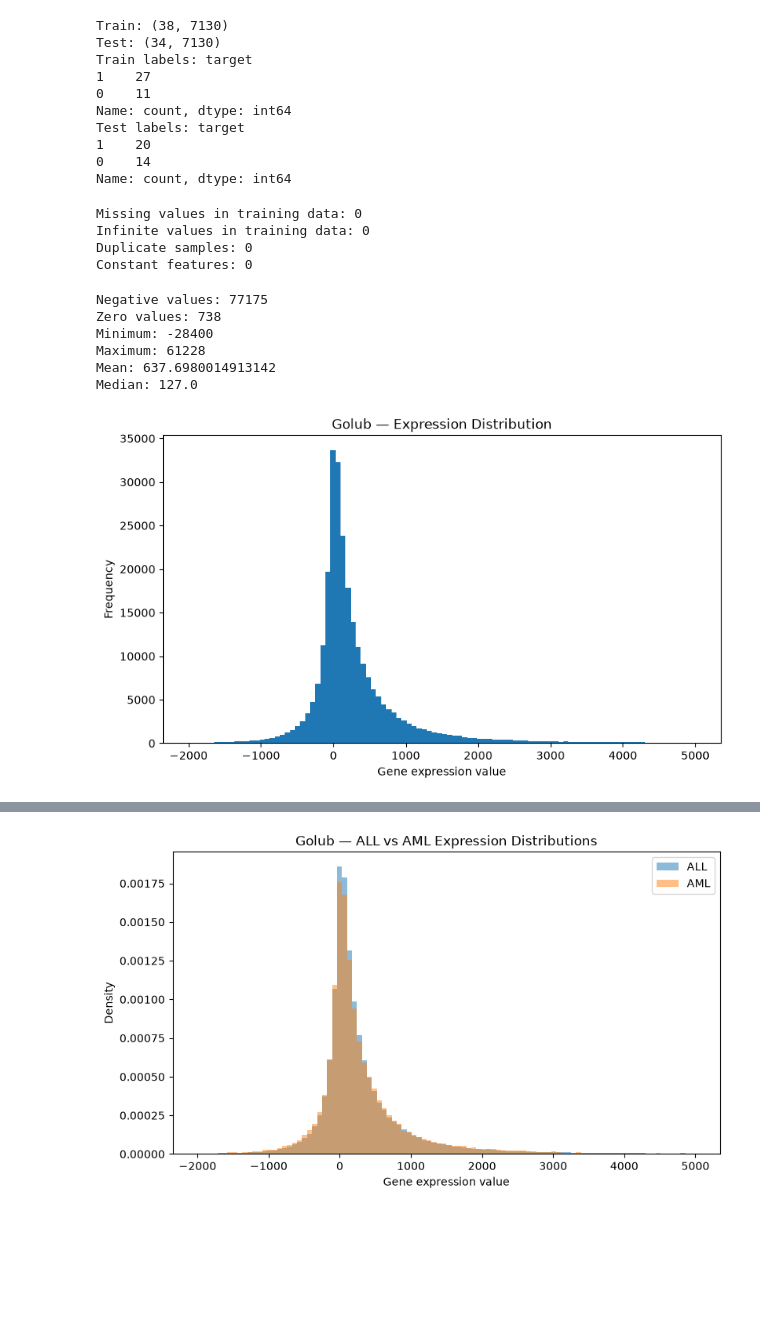
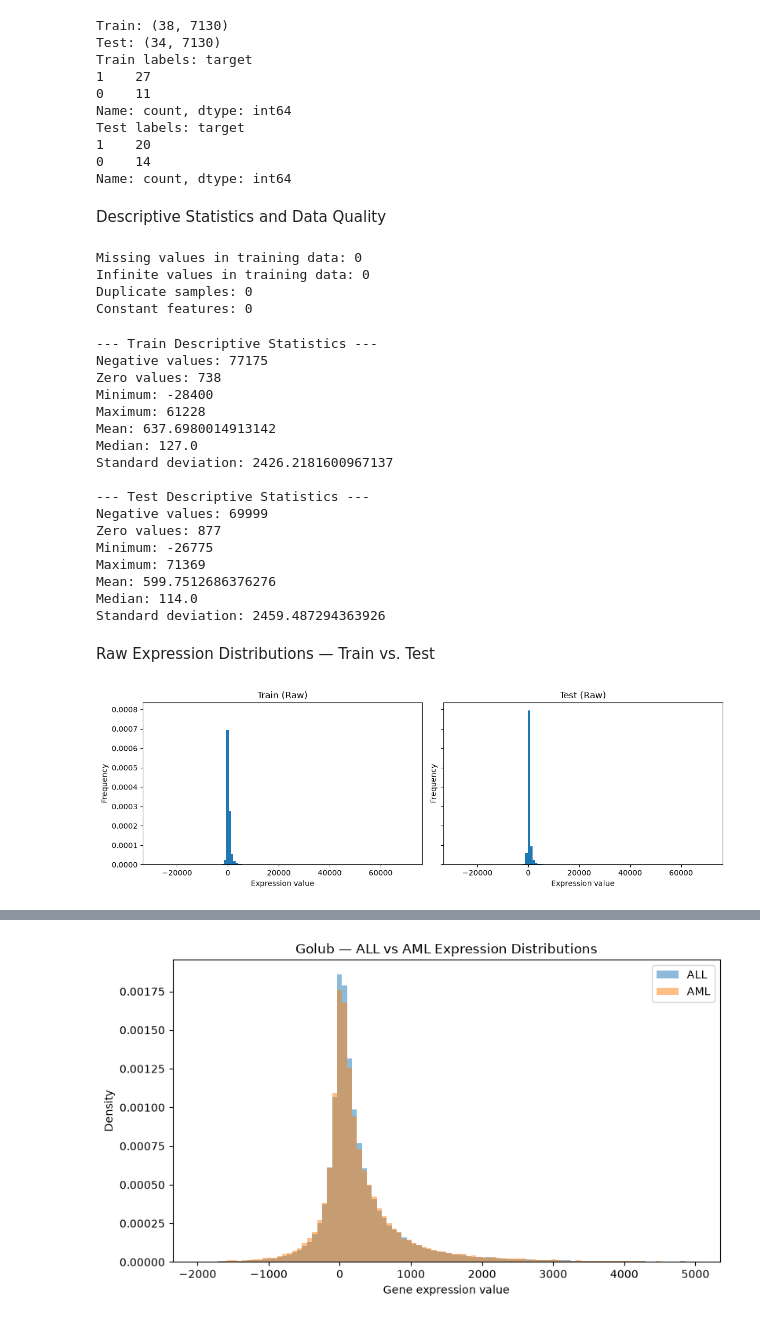
Before and after one commit to zehrarid/cancer-classification-gene-expression, a Jupyter notebook: code/dataPrep.ipynb, the cells around one changed output, grey strips where cells are left out. Drawn from its saved outputs; the diff is of its cells as text; code cells hidden in the pictures; blank space fills up the shorter version.

```diff
--- a/code/dataPrep.ipynb
+++ b/code/dataPrep.ipynb
@@ -65,3 +67,11 @@ Test IDs: ['39', '40', '42', '47', '48', '49', '41', '43', '44', '45', '46', '70
 # Keep expression columns only
 train_expr = train[train_patients].T
 test_expr = test[test_patients].T
+
+# Convert patient IDs to integers
+train_expr.index = train_expr.index.astype(int)
+test_expr.index = test_expr.index.astype(int)
+
+# Sort patients by ID
+train_expr = train_expr.sort_index()
+test_expr = test_expr.sort_index()
@@ -92,10 +98,13 @@ Test labels: target
 1    20
 0    14
 Name: count, dtype: int64
+# %% [markdown]
+Descriptive Statistics and Data Quality
 # %%
 import numpy as np
 
 X_train = train_expr.drop(columns="target")
+X_test = test_expr.drop(columns="target")
 
 print("Missing values in training data:", X_train.isna().sum().sum())
 print("Infinite values in training data:",np.isinf(X_train.to_numpy(dtype=float)).sum())
@@ -107,30 +116,53 @@ Infinite values in training data: 0
 Duplicate samples: 0
 Constant features: 0
 # %%
-print("Negative values:", (X_train < 0).sum().sum())
-print("Zero values:", (X_train == 0).sum().sum())
+for name, X in [("Train", X_train), ("Test", X_test)]:
+    values = X.to_numpy()
 
-print("Minimum:", X_train.min().min())
-print("Maximum:", X_train.max().max())
-print("Mean:", X_train.to_numpy().mean())
-print("Median:", X_train.stack().median())
+    print(f"\n--- {name} Descriptive Statistics ---")
+    print("Negative values:", (values < 0).sum())
+    print("Zero values:", (values == 0).sum())
+    print("Minimum:", values.min())
+    print("Maximum:", values.max())
+    print("Mean:", values.mean())
+    print("Median:", np.median(values))
+    print("Standard deviation:", values.std())
 # %% [output]
+--- Train Descriptive Statistics ---
 Negative values: 77175
 Zero values: 738
 Minimum: -28400
 Maximum: 61228
 Mean: 637.6980014913142
 Median: 127.0
+Standard deviation: 2426.2181600967137
+
+--- Test Descriptive Statistics ---
+Negative values: 69999
+Zero values: 877
+Minimum: -26775
+Maximum: 71369
+Mean: 599.7512686376276
+Median: 114.0
+Standard deviation: 2459.487294363926
+# %% [markdown]
+Raw Expression Distributions — Train vs. Test
 # %%
 import matplotlib.pyplot as plt
 
-values = X_train.to_numpy().flatten()
+fig, axes = plt.subplots(1, 2, figsize=(12, 4), sharex=True, sharey=True)
 
-plt.figure(figsize=(9, 5))
-plt.hist(values, bins=100, range=(-2000, 5000))
-plt.xlabel("Gene expression value")
-plt.ylabel("Frequency")
-plt.title("Golub — Expression Distribution")
+for ax, data, title in zip(
+    axes,
+    [X_train, X_test],
+    ["Train (Raw)", "Test (Raw)"]
+):
+    ax.hist(data.to_numpy().ravel(), bins=100, density = True)
+    ax.set_title(title)
+    ax.set_xlabel("Expression value")
+    ax.set_ylabel("Frequency")
+
+plt.tight_layout()
 plt.show()
 # %% [output]
-[figure, old version]
+[figure, new version]
```
Also changed, not shown: parts of 62 cells of this notebook.
